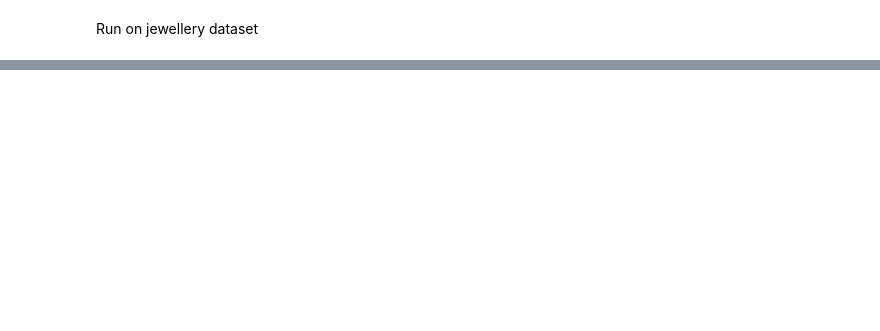
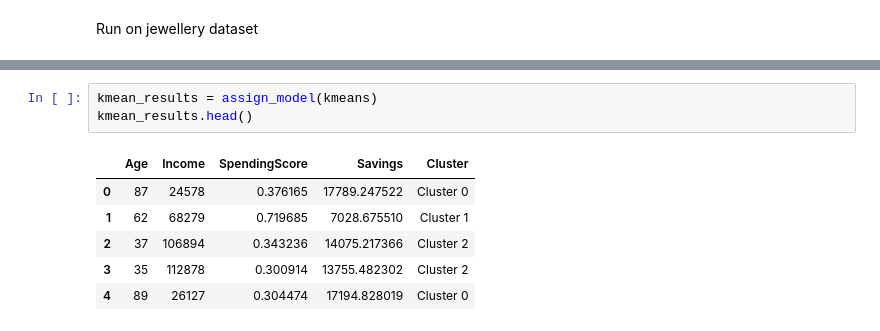
Before and after one commit to paul1409/255-assignments, a Jupyter notebook: Clustering/dbScan.ipynb, the cells around one changed output, grey strips where cells are left out. Cells and saved outputs as stored; diff of their text form; blank space fills up the shorter version.

```diff
--- a/Clustering/dbScan.ipynb
+++ b/Clustering/dbScan.ipynb
@@ -73,0 +77,10 @@ cluster = setup(data = jewellery, use_gpu = True)
+# %%
+kmean_results = assign_model(kmeans)
+kmean_results.head()
+# %% [output]
+|  | Age | Income | SpendingScore | Savings | Cluster |
+| 0 | 87 | 24578 | 0.376165 | 17789.247522 | Cluster 0 |
+| 1 | 62 | 68279 | 0.719685 | 7028.675510 | Cluster 1 |
+| 2 | 37 | 106894 | 0.343236 | 14075.217366 | Cluster 2 |
+| 3 | 35 | 112878 | 0.300914 | 13755.482302 | Cluster 2 |
+| 4 | 89 | 26127 | 0.304474 | 17194.828019 | Cluster 0 |
```
Also changed, not shown: parts of 21 cells of this notebook.
